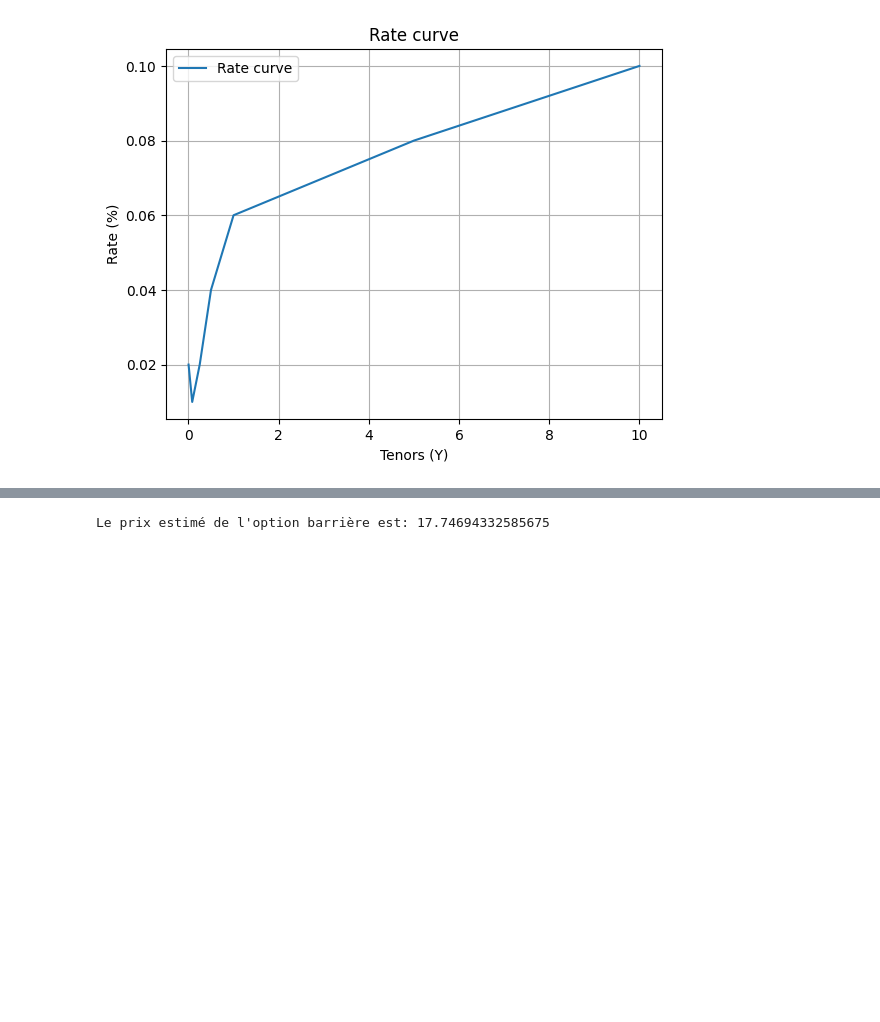
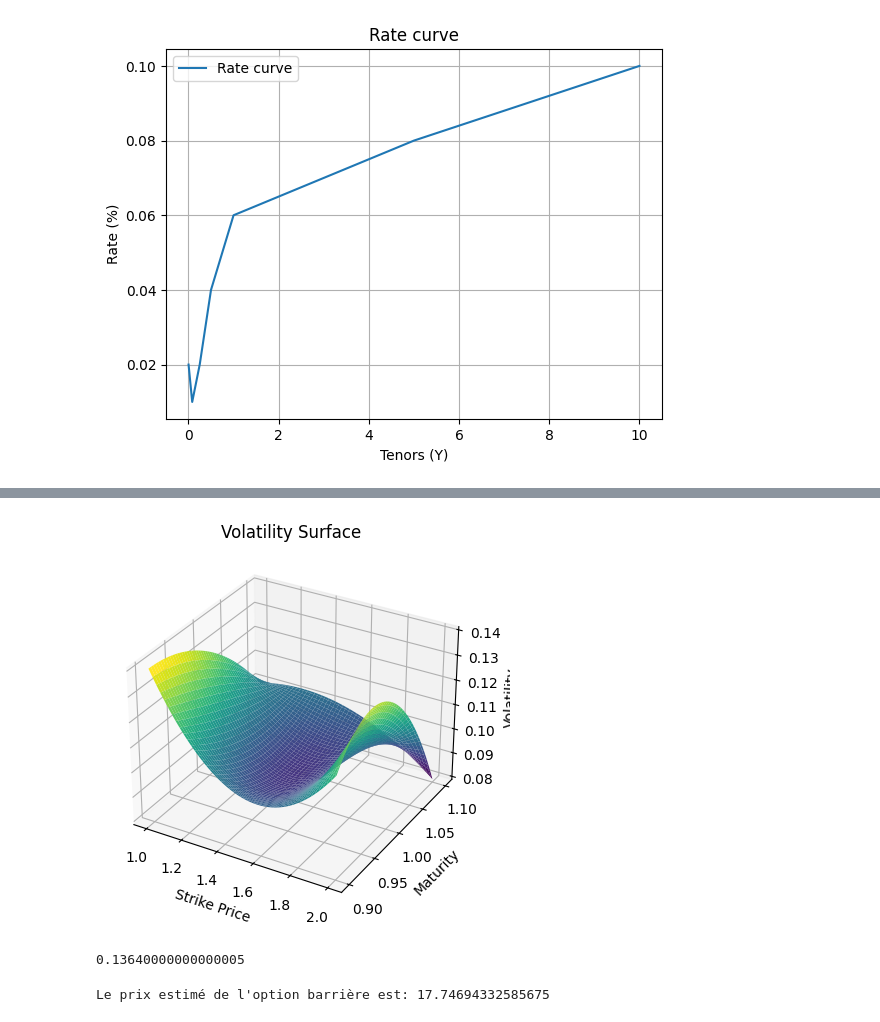
Before and after one commit to BaptisteZloch/Structured-Products-in-Python, a Jupyter notebook: pricing_notebook.ipynb, the cells around one changed output, grey strips where cells are left out. Saved outputs shown, nothing was run; the diff lists cells and outputs as text; code cells hidden in the pictures; blank space fills up the shorter version.

Commit message:
volatility added not finished

```diff
--- a/pricing_notebook.ipynb
+++ b/pricing_notebook.ipynb
@@ -177,0 +178,29 @@ Text(0.5, 1.0, 'Rate curve')
+# %%
+# Maturity en première clé et Strike en seconde
+d1 = {
+    "1.0": {
+        "0.9": 0.14,
+        "1.0": 0.10,
+        "1.1": 0.12,
+    },
+    "1.5": {
+        "0.9": 0.13,
+        "1.0": 0.09,
+        "1.1": 0.13,
+    },
+    "2.0": {
+        "0.9": 0.10,
+        "1.0": 0.1,
+        "1.1": 0.08,
+    },
+}
+# %%
+from itertools import product
+
+volatility_surface_example = {}
+for comb in product(map(float, d1.keys()), map(float, list(d1.items())[0][-1].keys())):
+    volatility_surface_example[comb] = d1.get(str(comb[0])).get(
+        str(comb[-1]), int(comb[-1])
+    )
+
+volatility_surface_example
@@ -178,3 +217,15 @@ Text(0.5, 1.0, 'Rate curve')
+# %%
+from src.pricing.base.volatility import Volatility
+
+
+volatility_object = Volatility(volatility_surface=volatility_surface_example)
+
+volatility_object.print_surface()
+
+print(volatility_object.get_volatility(1.3, 0.75))
+# %% [output]
+[figure, added]
+0.13640000000000005
 # %%
 from src.pricing.barrier_options import BarrierOption
 import random
```
Also changed, not shown: parts of 3 cells of this notebook, 5 other files.
